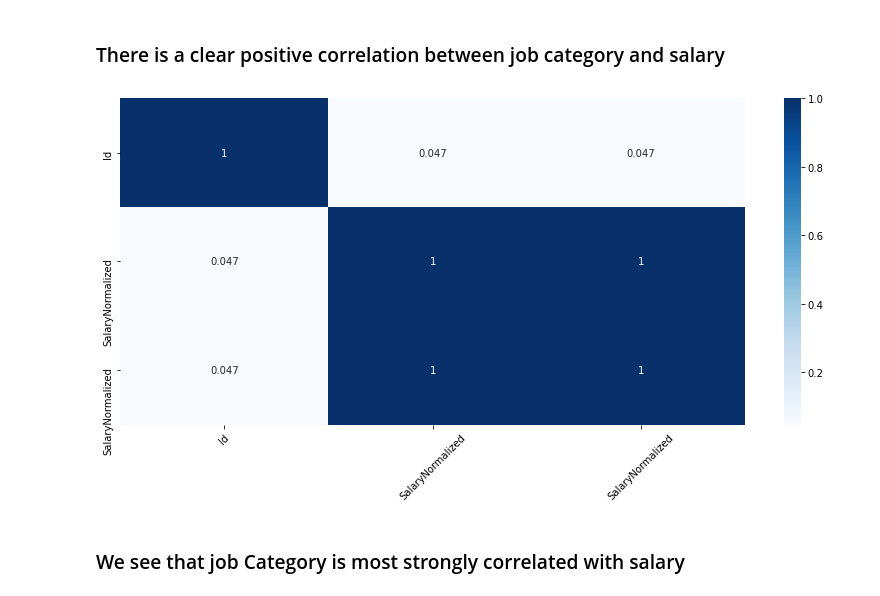
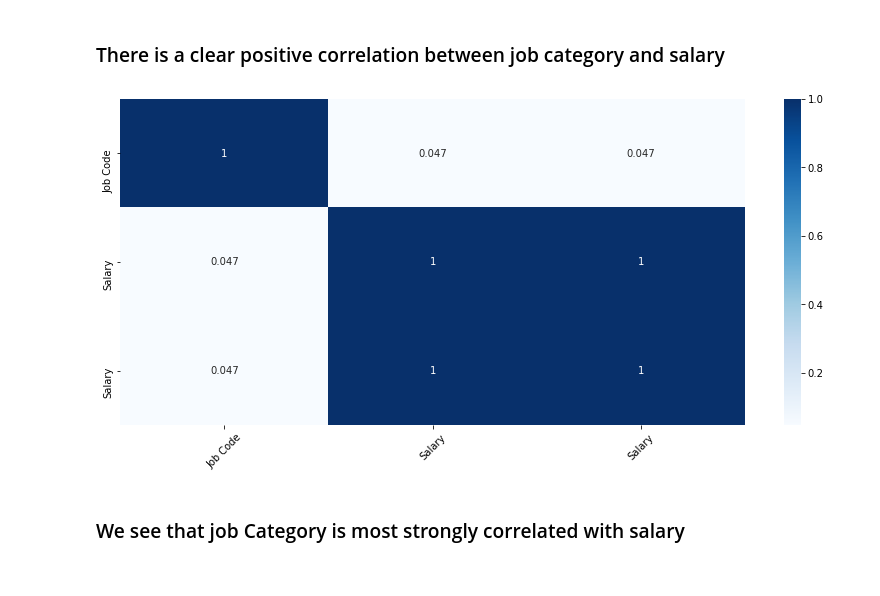
Before and after one commit to kxnarcisse/Portfolio, a Jupyter notebook: Git/Notebooks/Capstone-2/Capstone Project 2 - EDA.ipynb, the cells around one changed output. Drawn from its saved outputs; the diff is of its cells as text; code cells hidden in the pictures.

```diff
--- a/Git/Notebooks/Capstone-2/Capstone Project 2 - EDA.ipynb
+++ b/Git/Notebooks/Capstone-2/Capstone Project 2 - EDA.ipynb
@@ -33,0 +39,7 @@ train_data.head(4)
+# %%
+#fill missing data for "ContractType", "ContractTime", "Company" with Unknown
+train_data = train_data.fillna("Unknown")
+
+#rename the columns
+names = ["Job Code", "Title", "Job Description", "Region", "Location", "ContractType", "ContractTime", "Company", "Category", "Salary_Range", "Salary","Source_Name"]
+train_data.columns = names
@@ -233,14 +256,13 @@ for col in train_data.columns:
 # %%
 # Correlations between selected features and response
 # Id is discarded because it is unique for individual
 
 fig = plt.figure(figsize=(14, 6))
-features = ['Id','Title', 'FullDescription', 'LocationRaw', 'LocationNormalized', 'ContractType', 'ContractTime','Company', 'Category', 'SalaryRaw',
-       'SalaryNormalized', 'SourceName']
-sns.heatmap(train_data[features + ['SalaryNormalized']].corr(), cmap='Blues', annot=True)
+features = ["Job Code", "Title", "Job Description", "Region", "Location", "ContractType", "ContractTime", "Company", "Category", "Salary_Range", "Salary","Source_Name"]
+sns.heatmap(train_data[features + ['Salary']].corr(), cmap='Blues', annot=True)
 plt.xticks(rotation=45)
 plt.show()
 # %% [output]
-[figure, old version]
+[figure, new version]
 # %% [markdown]
 ### We see that job Category is most strongly correlated with salary
```
Also changed, not shown: parts of 20 cells of this notebook.
